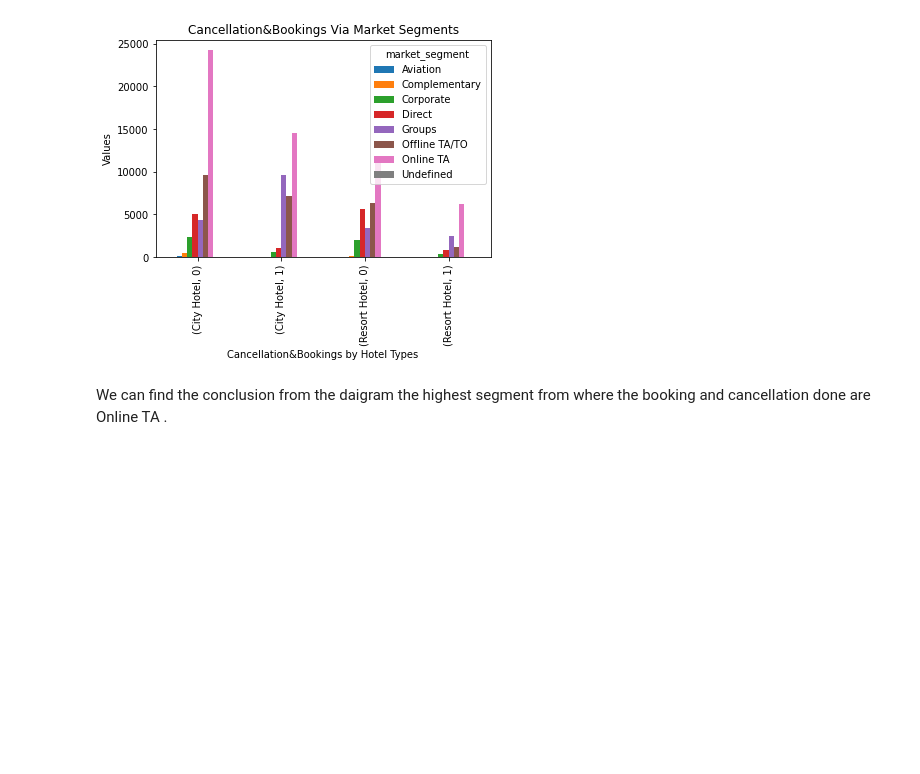
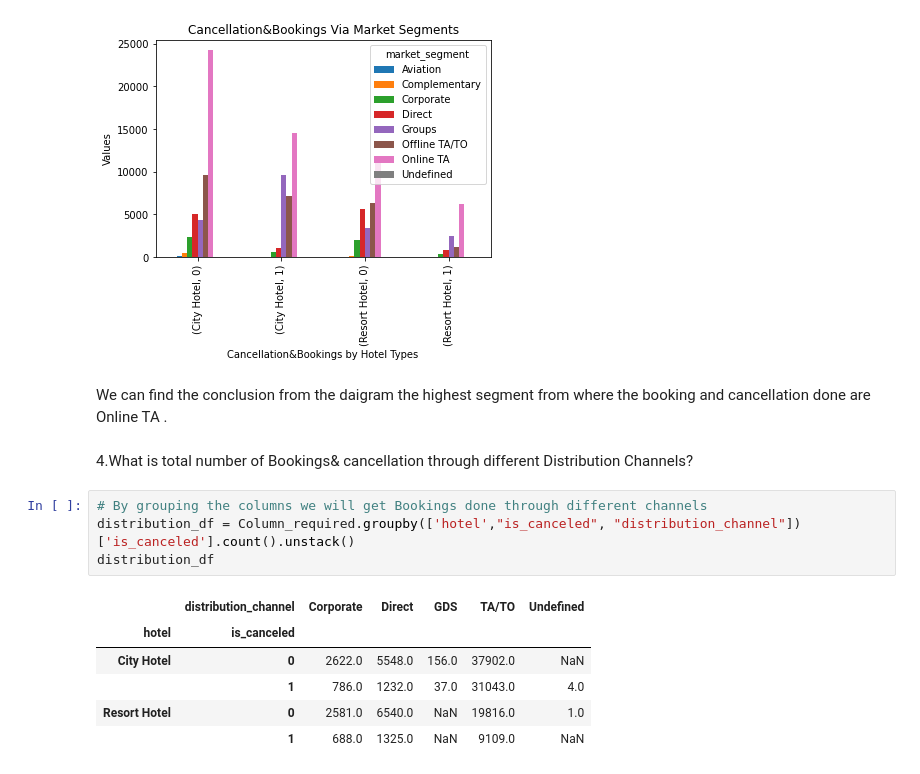
Before and after one commit to Nishajha2/Hotel-Booking-Analysis-Capstone-Project-1, a Jupyter notebook: Copy_of_Hotel_Booking_Analysis_Capstone_Project.ipynb, the cells around one changed output. Saved outputs shown, nothing was run; the diff lists cells and outputs as text; blank space fills up the shorter version.

```diff
--- a/Copy_of_Hotel_Booking_Analysis_Capstone_Project.ipynb
+++ b/Copy_of_Hotel_Booking_Analysis_Capstone_Project.ipynb
@@ -248,3 +248,16 @@ Text(0, 0.5, 'Values')
 [figure]
 # %% [markdown]
 We can find the conclusion from the daigram the highest segment from where the booking and cancellation done are Online TA .
+# %% [markdown]
+4.What is total number of Bookings& cancellation through different Distribution Channels?
+# %%
+# By grouping the columns we will get Bookings done through different channels
+distribution_df = Column_required.groupby(['hotel',"is_canceled", "distribution_channel"])['is_canceled'].count().unstack()
+distribution_df
+# %% [output]
+|  | distribution_channel | Corporate | Direct | GDS | TA/TO | Undefined |
+| hotel | is_canceled |  |  |  |  |  |
+| City Hotel | 0 | 2622.0 | 5548.0 | 156.0 | 37902.0 | NaN |
+|  | 1 | 786.0 | 1232.0 | 37.0 | 31043.0 | 4.0 |
+| Resort Hotel | 0 | 2581.0 | 6540.0 | NaN | 19816.0 | 1.0 |
+|  | 1 | 688.0 | 1325.0 | NaN | 9109.0 | NaN |
```
Also changed, not shown: parts of 3 cells of this notebook.
